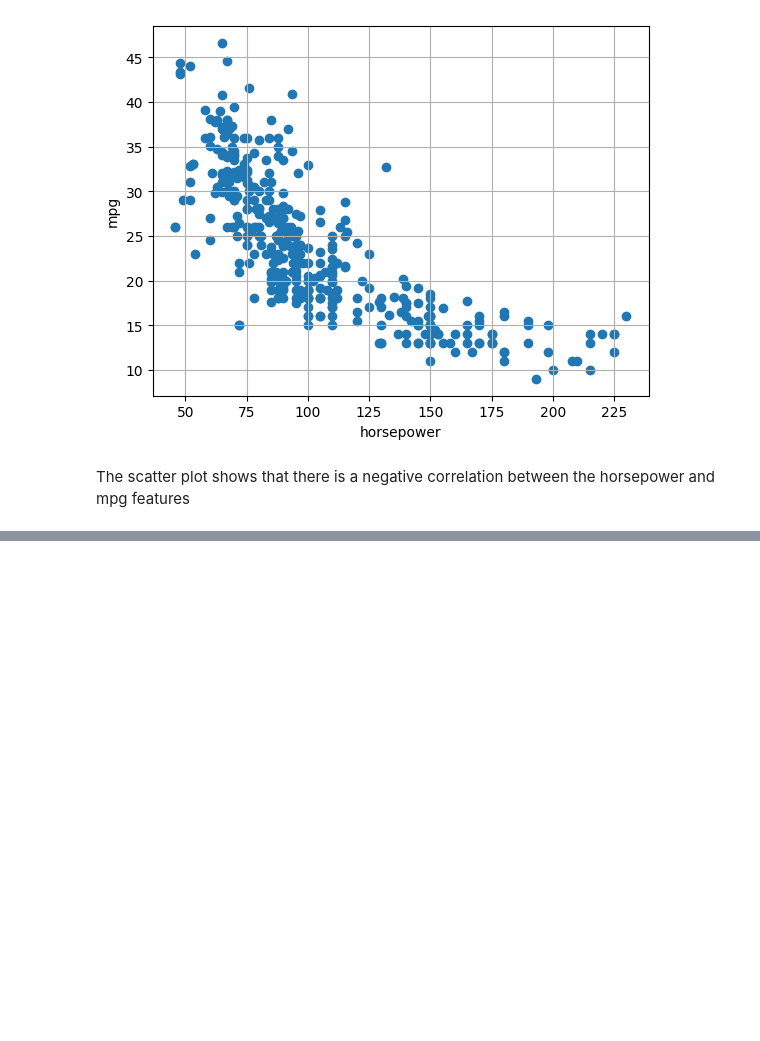
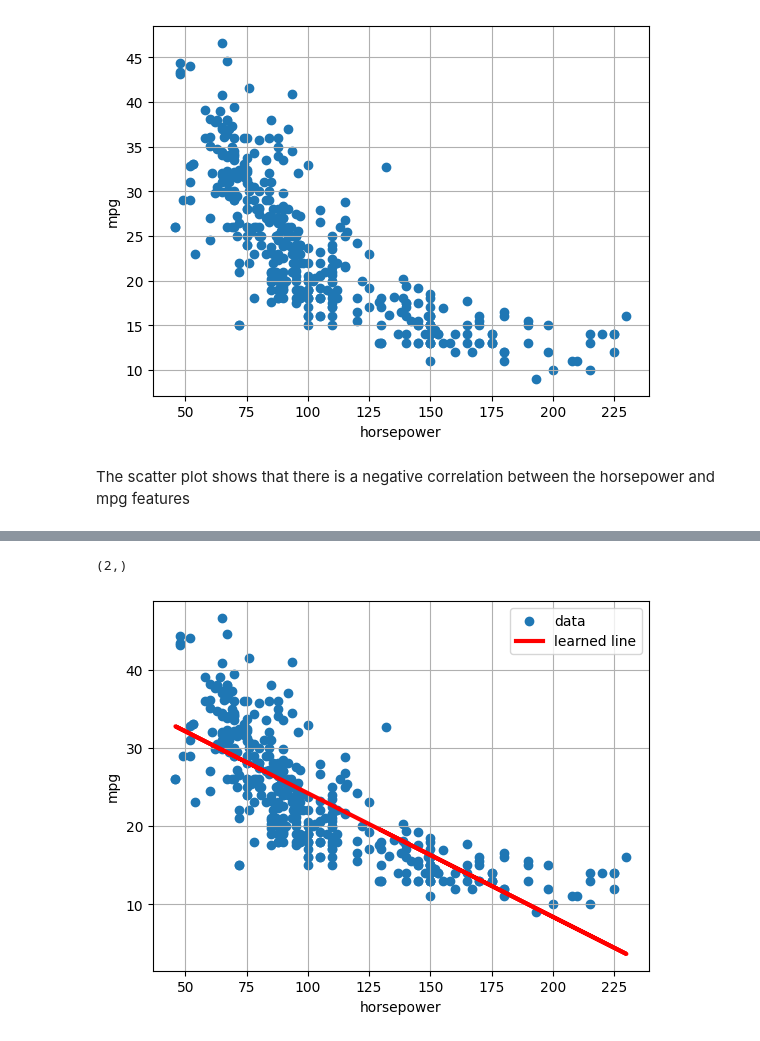
Before and after one commit to faris771/ML_Assignment1, a Jupyter notebook: main.ipynb, the cells around one changed output, grey strips where cells are left out. Cells and saved outputs as stored; diff of their text form; code cells hidden in the pictures; blank space fills up the shorter version.

```diff
--- a/main.ipynb
+++ b/main.ipynb
@@ -154,0 +159,7 @@ The scatter plot shows that there is a negative correlation between the horsepow
+# %%
+horsepower = (df_cleaned['horsepower'])
+x0 = np.ones(len(horsepower))
+X = pd.DataFrame({'x0': x0, 'horsepower': horsepower})
+
+
+print(X)
@@ -154,0 +181,16 @@ The scatter plot shows that there is a negative correlation between the horsepow
+# %%
+w = np.dot(np.dot(np.linalg.inv(np.dot(X.T, X)), X.T), np.array(df_cleaned['mpg']))
+print(w.shape)
+# %% [output]
+(2,)
+# %%
+f = np.dot(X, w)
+plt.scatter(df_cleaned['horsepower'], df_cleaned['mpg'])
+plt.plot(df_cleaned['horsepower'], f, color='red',linewidth=3)
+plt.xlabel('horsepower')
+plt.ylabel('mpg')
+plt.grid()
+plt.legend(['data', 'learned line'])
+plt.show()
+# %% [output]
+[figure, added]
```
Also changed, not shown: parts of 2 cells of this notebook.
